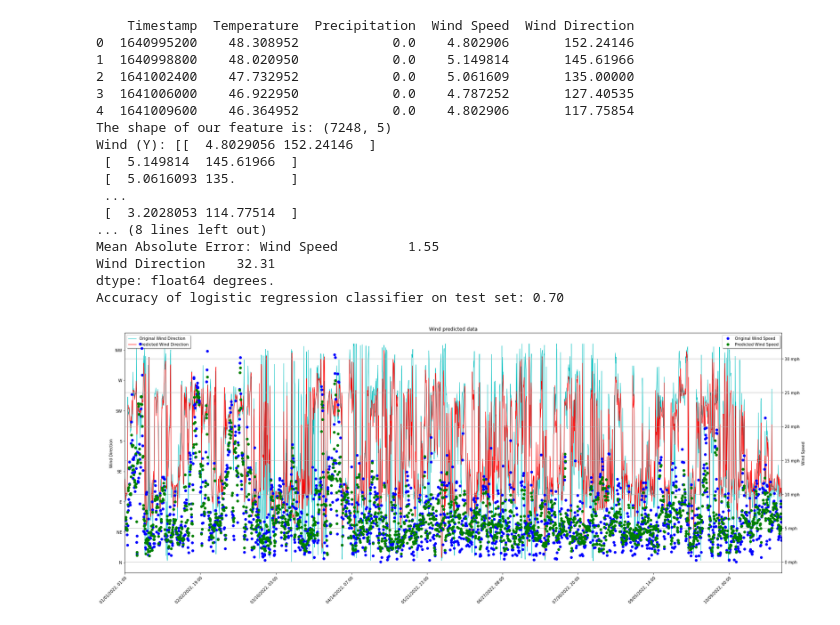
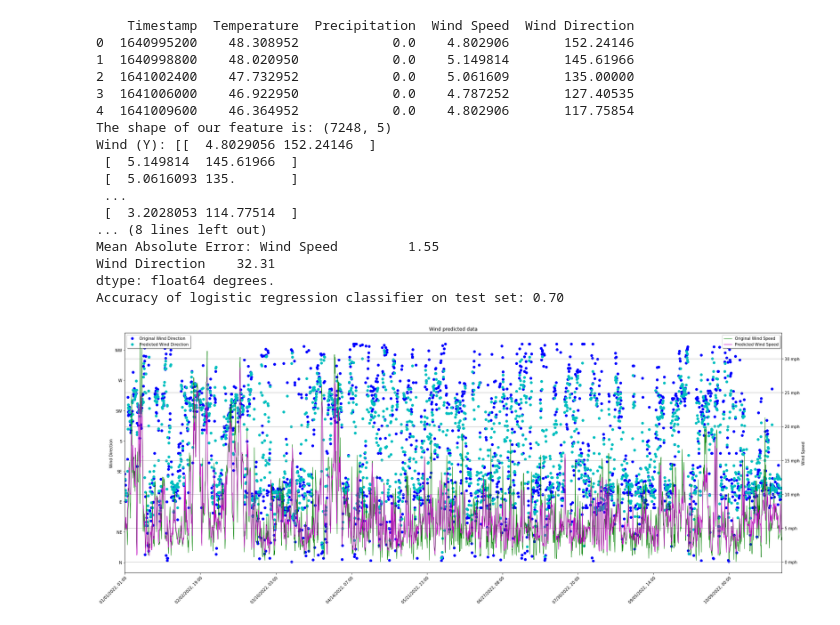
Before and after one commit to dgofman/PythonAI, a Jupyter notebook: AI-Final/Wind.ipynb, the cells around one changed output. Drawn from its saved outputs; the diff is of its cells as text; code cells hidden in the pictures.

```diff
--- a/AI-Final/Wind.ipynb
+++ b/AI-Final/Wind.ipynb
@@ -97,44 +97,44 @@ plt.title('Wind predicted data')
 plt.xlabel('Timestamp')
 
 ax.set_ylabel('Wind Direction')
-ax.plot(x_ax, y2_values, '-c', linewidth=1, label='Original Wind Direction')
-ax.plot(x_ax, y4_values, '-r', linewidth=1.1, label='Predicted Wind Direction')
+ax.plot(x_ax, y2_values, 'bo', linewidth=1, label='Original Wind Direction')
+ax.plot(x_ax, y4_values, 'co', linewidth=1.1, label='Predicted Wind Direction')
 ax.yaxis.set_major_formatter(ticker.FuncFormatter(lambda y, _: '{}'.format(compasValue(y))))
 
 ax2.set_ylabel('Wind Speed')
-ax2.plot(x_ax, y1_values, 'bo', linewidth=1, label='Original Wind Speed')
-ax2.plot(x_ax, y3_values, 'go', linewidth=1.1, label='Predicted Wind Speed')
+ax2.plot(x_ax, y1_values, '-g', linewidth=1, label='Original Wind Speed')
+ax2.plot(x_ax, y3_values, '-m', linewidth=1.1, label='Predicted Wind Speed')
 ax2.yaxis.set_major_formatter(ticker.FuncFormatter(lambda y, _: '{:.0f} mph'.format(y)))
 
 ax2.legend(loc=1, fancybox=True, shadow=True)
 ax.legend(loc=2, fancybox=True, shadow=True)
 
 compass = {
     0: 'N', 45: 'NE', 90: 'E', 135: 'SE', 180: 'S', 225: 'SW', 270: 'W', 315: 'NW', 360: 'N'
 }
 ticks_loc = ax.get_xticks()
 ax.xaxis.set_major_locator(ticker.FixedLocator(ticks_loc))
 ax.set_xticklabels(ticks_loc, rotation=45, ha='right', rotation_mode='anchor')
 ax.xaxis.set_major_formatter(ticker.FuncFormatter(format))
 
 plt.grid(True)
 plt.tight_layout()
 # %% [output]
     Timestamp  Temperature  Precipitation  Wind Speed  Wind Direction
 0  1640995200    48.308952            0.0    4.802906       152.24146
 1  1640998800    48.020950            0.0    5.149814       145.61966
 2  1641002400    47.732952            0.0    5.061609       135.00000
 3  1641006000    46.922950            0.0    4.787252       127.40535
 4  1641009600    46.364952            0.0    4.802906       117.75854
 The shape of our feature is: (7248, 5)
 Wind (Y): [[  4.8029056 152.24146  ]
  [  5.149814  145.61966  ]
  [  5.0616093 135.       ]
  ...
  [  3.2028053 114.77514  ]
 ... (8 lines left out)
 Mean Absolute Error: Wind Speed         1.55
 Wind Direction    32.31
 dtype: float64 degrees.
 Accuracy of logistic regression classifier on test set: 0.70
-[figure, old version]
+[figure, new version]
```
Also changed, not shown: 1 other file.
